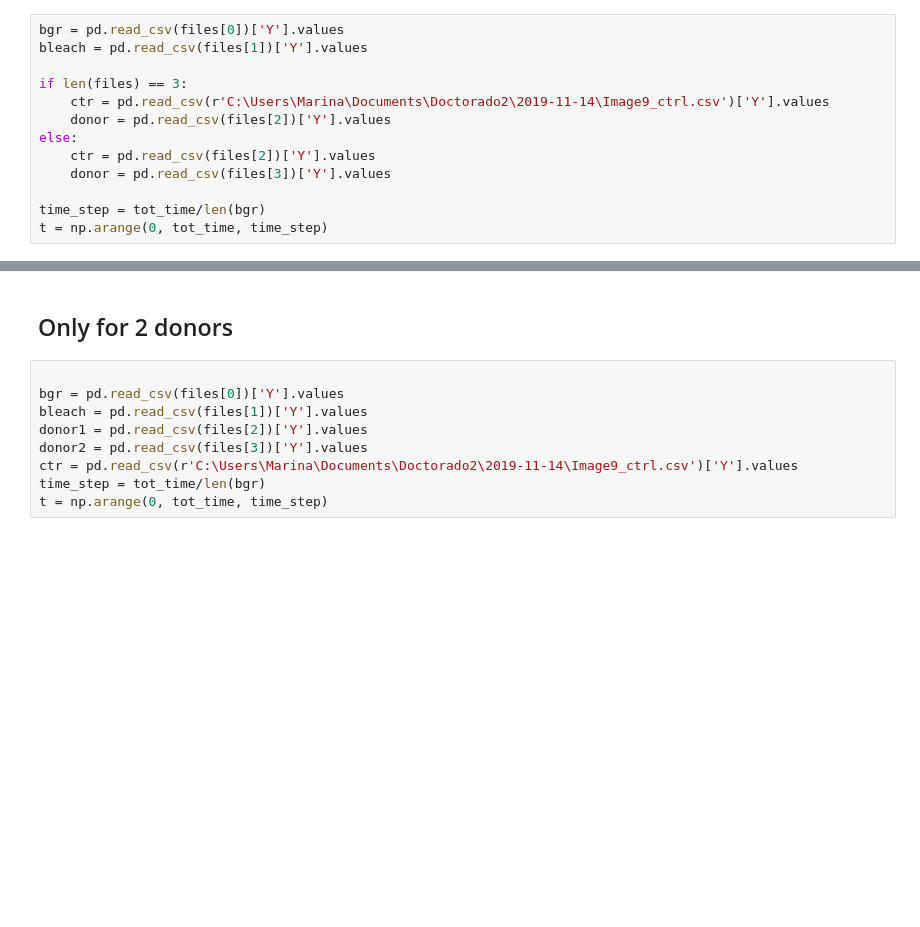
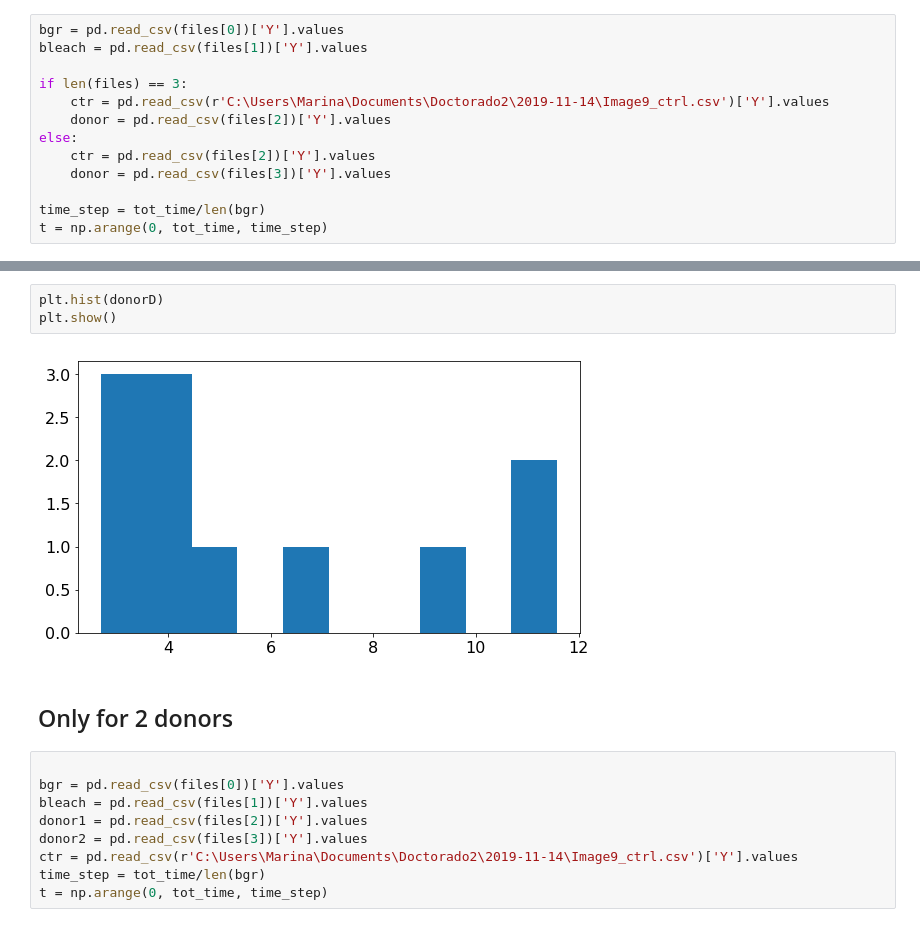
Before and after one commit to cuencam15/FRAP_analysis, a Jupyter notebook: FrapAnalysis.ipynb, the cells around one changed output, grey strips where cells are left out. Cells and saved outputs as stored; diff of their text form; blank space fills up the shorter version.

```diff
--- a/FrapAnalysis.ipynb
+++ b/FrapAnalysis.ipynb
@@ -167,3 +182,8 @@ plt.show()
+# %%
+plt.hist(donorD)
+plt.show()
+# %% [output]
+[figure, added]
 # %% [markdown]
 ## Only for 2 donors
 # %%
```
Also changed, not shown: parts of 13 cells of this notebook.
